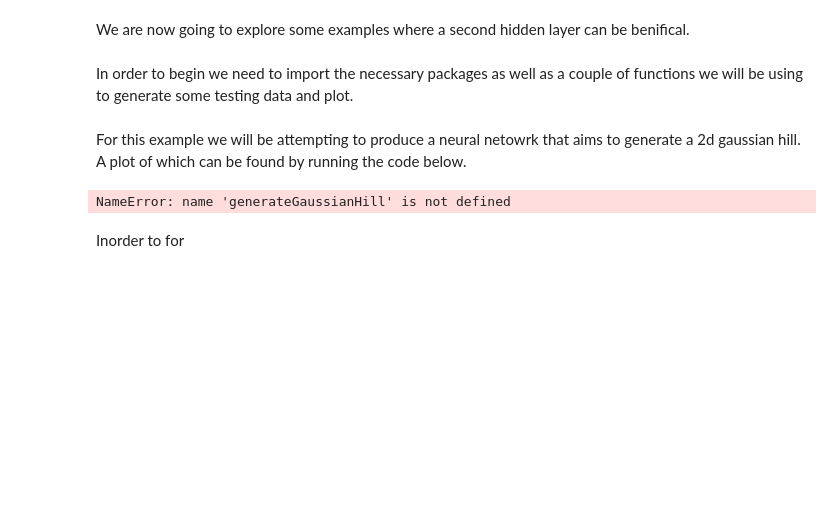
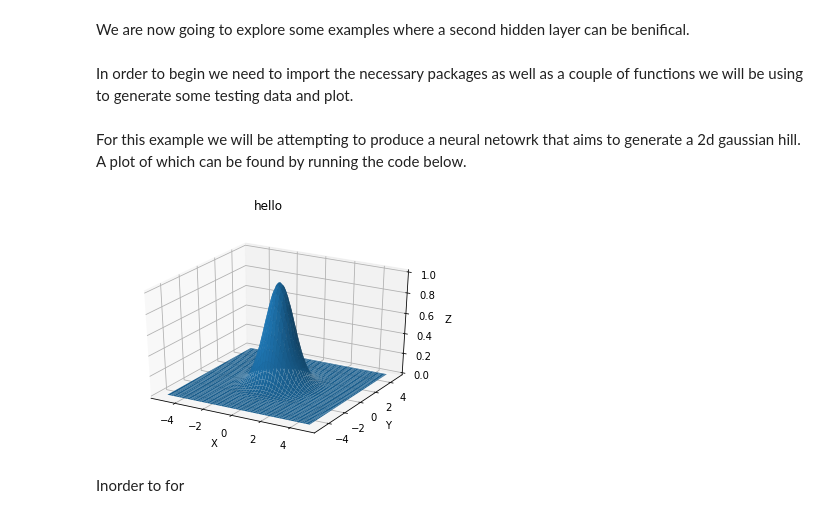
Before and after one commit to vais-ral/CCPi-ML, a Jupyter notebook: Jupyter_Notebooks/Keras_101_3_Layer_Number.ipynb, the cells around one changed output. Cells and saved outputs as stored; diff of their text form; code cells hidden in the pictures; blank space fills up the shorter version.

```diff
--- a/Jupyter_Notebooks/Keras_101_3_Layer_Number.ipynb
+++ b/Jupyter_Notebooks/Keras_101_3_Layer_Number.ipynb
@@ -114,9 +114,9 @@ def lossPlot(loss,label):
 For this example we will be attempting to produce a neural netowrk that aims to generate a 2d gaussian hill. A plot of which can be found by running the code below.
 # %%
 features, labels = generateGaussianHill(-5.0,5.0,-5.0,5.0,100,9)
-plotGaussian(labels,-5.0,5.0,-5.0,5.0,100,100)
+plotGaussian(labels,-5.0,5.0,-5.0,5.0,100,100,"hello")
 # %% [output]
-NameError: name 'generateGaussianHill' is not defined
+[figure, added]
 # %% [markdown]
 Inorder to for
 # %%
```
Also changed, not shown: parts of 6 cells of this notebook, 38 other files.
